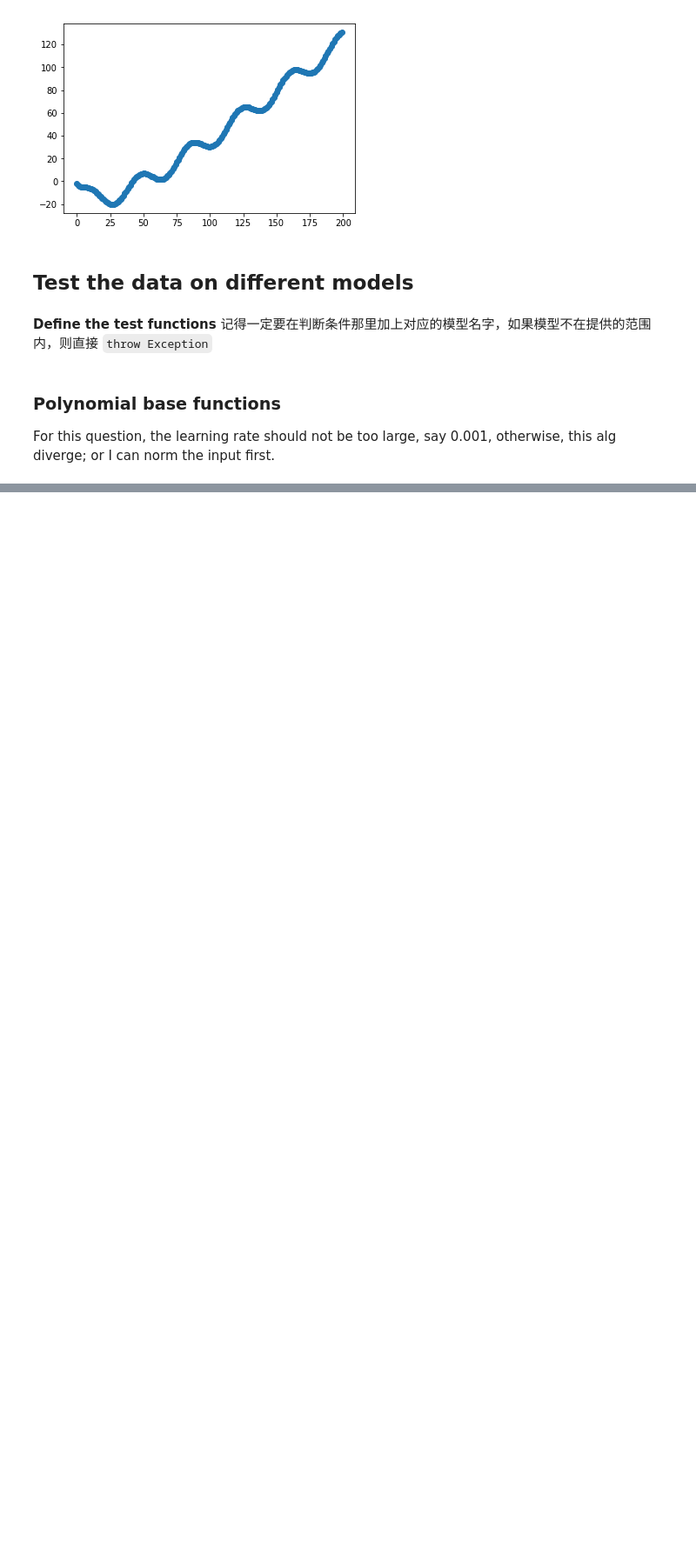
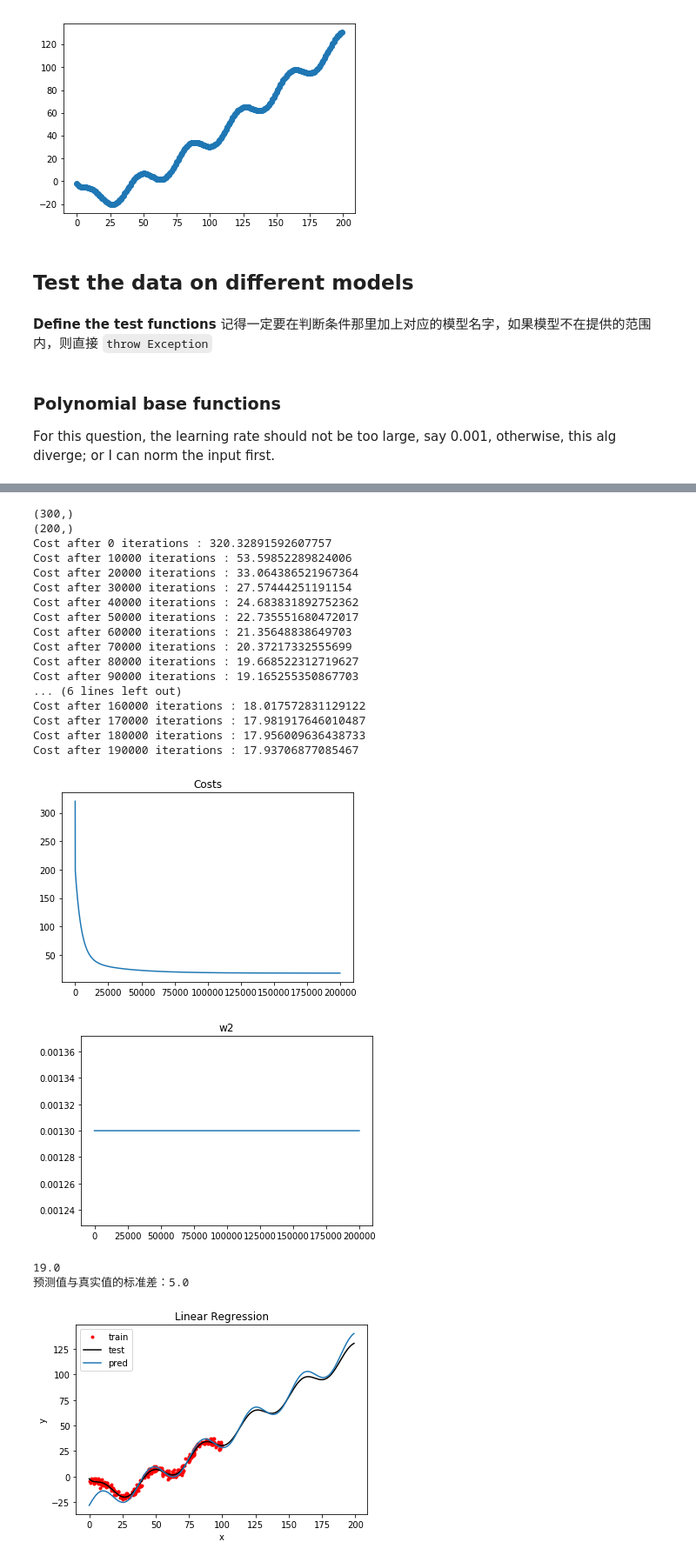
Before and after one commit to Haicang/PRML, a Jupyter notebook: lab1/Play the data.ipynb, the cells around one changed output, grey strips where cells are left out. Shown at 87% size. Drawn from its saved outputs; the diff is of its cells as text; code cells hidden in the pictures; blank space fills up the shorter version.

```diff
--- a/lab1/Play the data.ipynb
+++ b/lab1/Play the data.ipynb
@@ -78,0 +164,25 @@ test('power', lr=0.00005)
+# %%
+test('mix', lr=1e-5, epochs=200000, l2=0)
+# %% [output]
+(300,)
+(200,)
+Cost after 0 iterations : 320.32891592607757
+Cost after 10000 iterations : 53.59852289824006
+Cost after 20000 iterations : 33.064386521967364
+Cost after 30000 iterations : 27.57444251191154
+Cost after 40000 iterations : 24.683831892752362
+Cost after 50000 iterations : 22.735551680472017
+Cost after 60000 iterations : 21.35648838649703
+Cost after 70000 iterations : 20.37217332555699
+Cost after 80000 iterations : 19.668522312719627
+Cost after 90000 iterations : 19.165255350867703
+... (6 lines left out)
+Cost after 160000 iterations : 18.017572831129122
+Cost after 170000 iterations : 17.981917646010487
+Cost after 180000 iterations : 17.956009636438733
+Cost after 190000 iterations : 17.93706877085467
+[figure, added]
+[figure, added]
+19.0
+预测值与真实值的标准差：5.0
+[figure, added]
```
Also changed, not shown: parts of 11 cells of this notebook, 5 other files.
